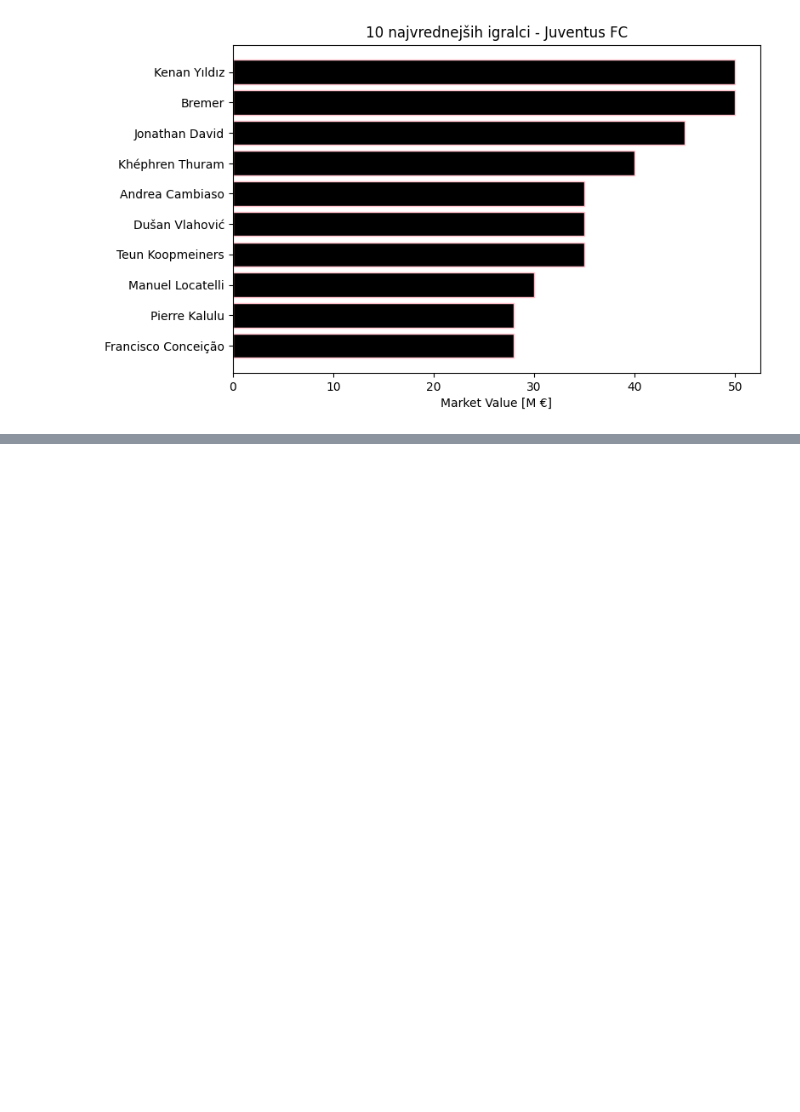
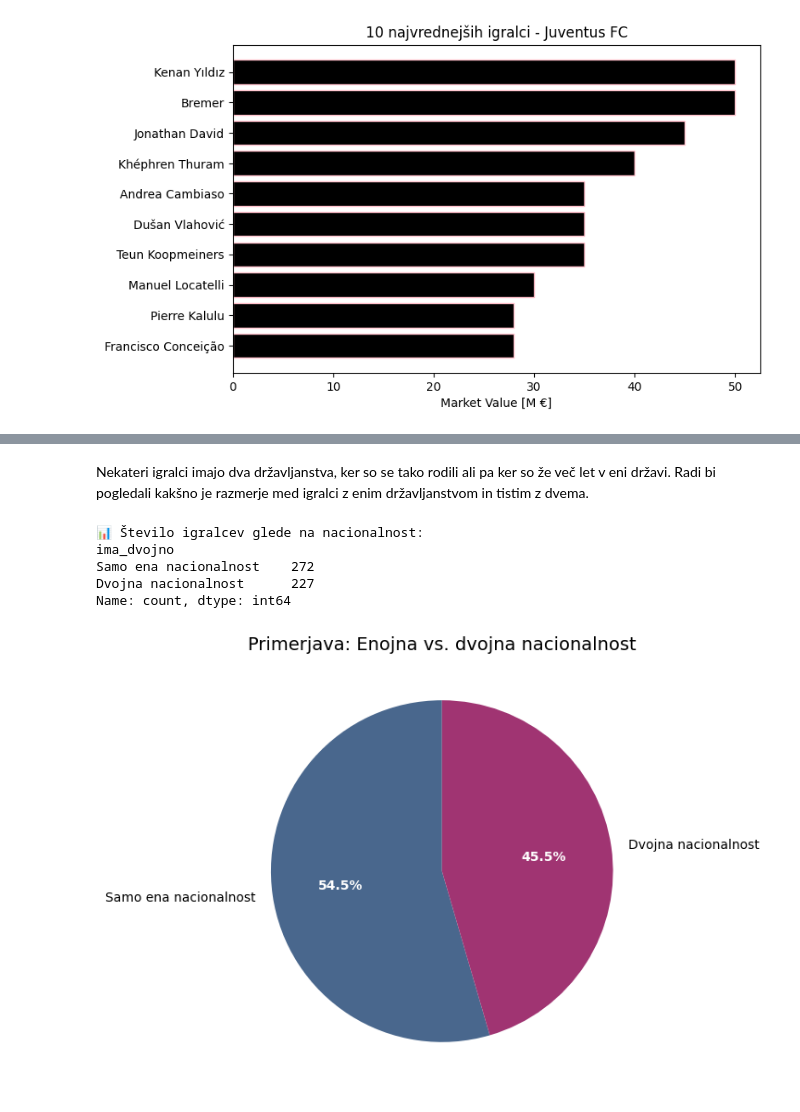
Before and after one commit to RiccardoLucerna/UVP-projektna, a Jupyter notebook: analiza_podatkov.ipynb, the cells around one changed output, grey strips where cells are left out. Drawn from its saved outputs; the diff is of its cells as text; code cells hidden in the pictures; blank space fills up the shorter version.

```diff
--- a/analiza_podatkov.ipynb
+++ b/analiza_podatkov.ipynb
@@ -476,0 +596,37 @@ plt.show()
+# %% [markdown]
+Nekateri igralci imajo dva državljanstva, ker so se tako rodili ali pa ker so že več let v eni državi. Radi bi pogledali kakšno je razmerje med igralci z enim državljanstvom in tistim z dvema.
+# %%
+# --- Analiza enojne vs dvojne nacionalnosti ---
+if 'drzava_2' in osnovni_podatki.columns:
+    osnovni_podatki['ima_dvojno'] = osnovni_podatki['drzava_2'].notna()
+
+    podatki_nacionalnosti = (
+        osnovni_podatki['ima_dvojno']
+        .value_counts()
+        .rename(index={True: "Dvojna nacionalnost", False: "Samo ena nacionalnost"})
+    )
+
+    print("📊 Število igralcev glede na nacionalnost:")
+    print(podatki_nacionalnosti)
+
+    # --- Vizualizacija ---
+    fig, ax = plt.subplots(figsize=(6,6))
+    wedges, texts, autotexts = ax.pie(
+        podatki_nacionalnosti,
+        labels=podatki_nacionalnosti.index,
+        autopct='%1.1f%%',
+        startangle=90,
+        colors=['#49678D','#A03472']
+    )
+    plt.setp(autotexts, size=10, weight="bold", color="white")
+    ax.set_title("Primerjava: Enojna vs. dvojna nacionalnost", fontsize=14)
+    plt.show()
+else:
+    print("⚠️ V podatkih ni stolpca 'drzava_2', zato ni mogoče analizirati dvojne nacionalnosti.")
+# %% [output]
+📊 Število igralcev glede na nacionalnost:
+ima_dvojno
+Samo ena nacionalnost    272
+Dvojna nacionalnost      227
+Name: count, dtype: int64
+[figure, added]
```
Also changed, not shown: parts of 14 cells of this notebook.
